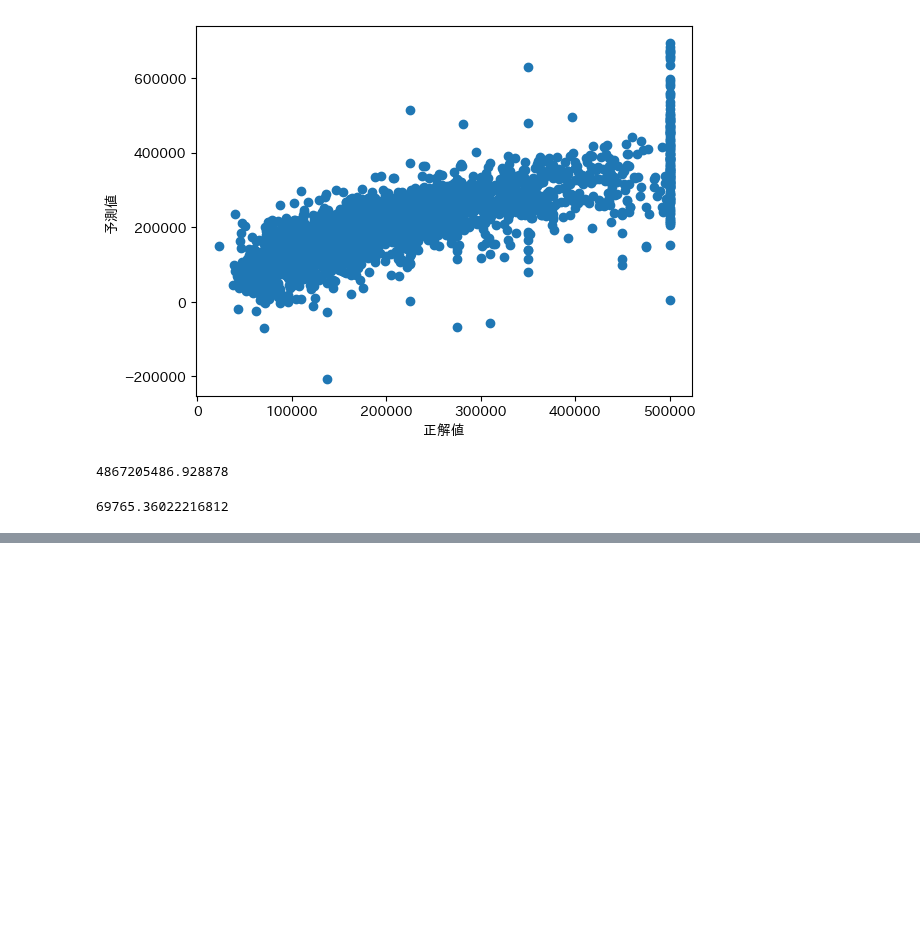
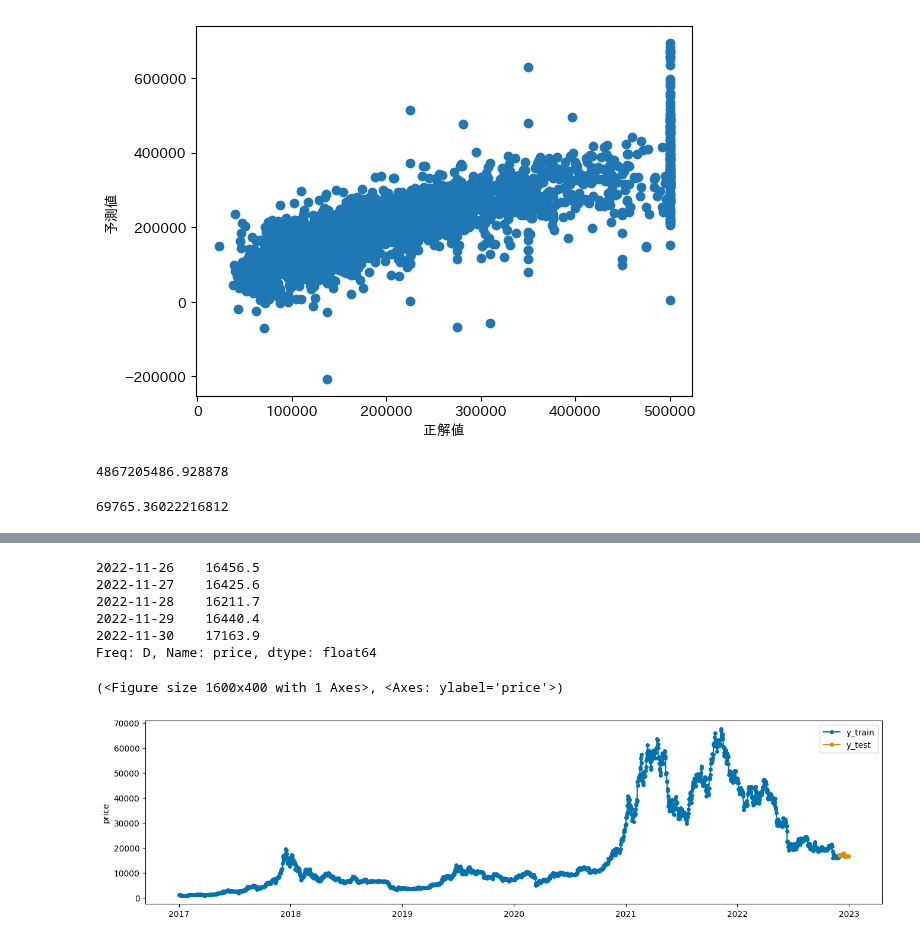
Before and after one commit to Motohashi007/pythondev, a Jupyter notebook: 練習.ipynb, the cells around one changed output, grey strips where cells are left out. Drawn from its saved outputs; the diff is of its cells as text; code cells hidden in the pictures; blank space fills up the shorter version.

```diff
--- a/練習.ipynb
+++ b/練習.ipynb
@@ -427,0 +462,17 @@ np.sqrt(mse)
+# %%
+from sktime.forecasting.model_selection import temporal_train_test_split
+y_train, y_test = temporal_train_test_split(btc_price, test_size=31)
+y_train.head()
+y_train.tail()
+# %% [output]
+2022-11-26    16456.5
+2022-11-27    16425.6
+2022-11-28    16211.7
+2022-11-29    16440.4
+2022-11-30    17163.9
+Freq: D, Name: price, dtype: float64
+# %%
+plot_series(y_train, y_test, labels=["y_train", "y_test"])
+# %% [output]
+(<Figure size 1600x400 with 1 Axes>, <Axes: ylabel='price'>)
+[figure, added]
```
Also changed, not shown: parts of 14 cells of this notebook, 1 other file.
